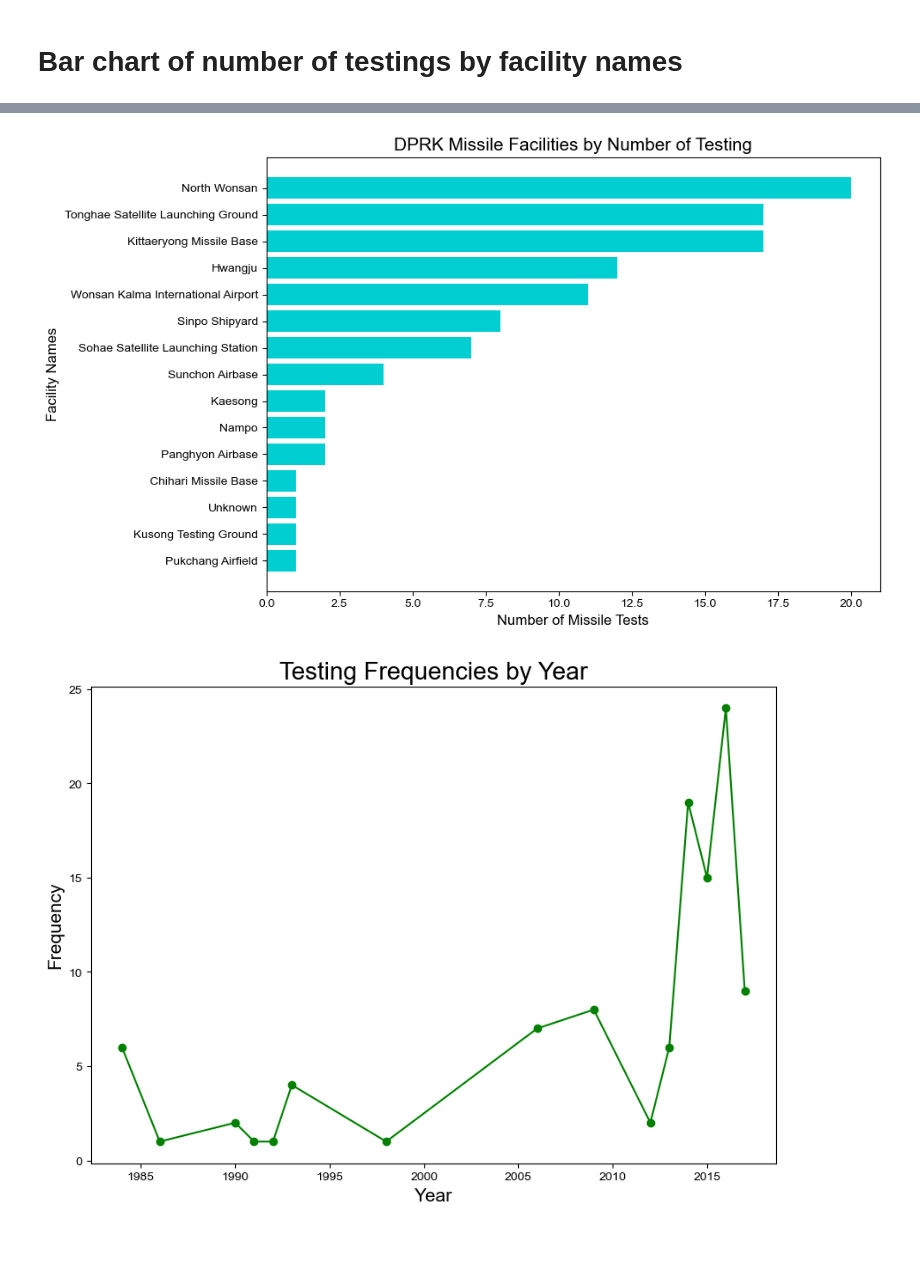
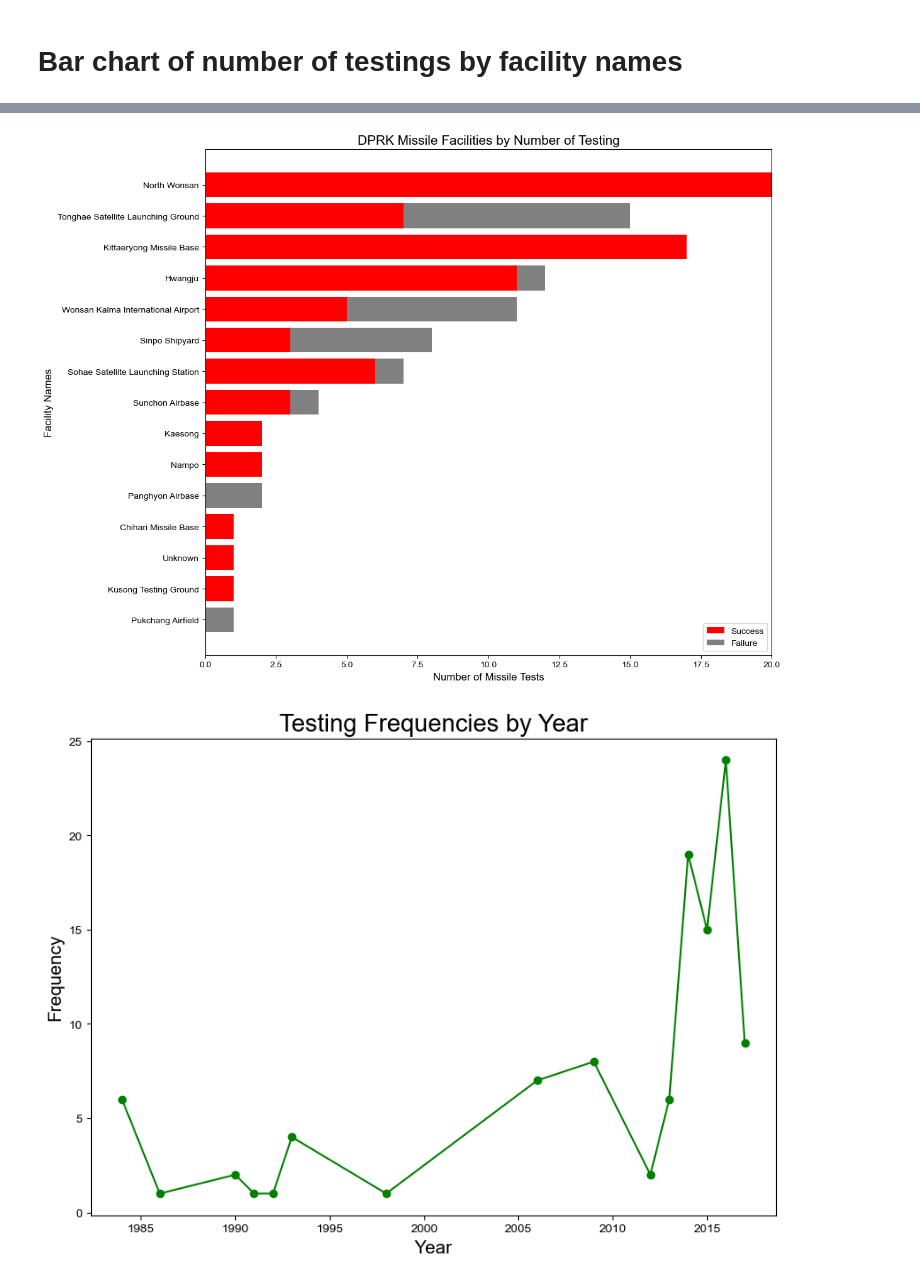
Before and after one commit to mesege1/dprk_missile_stats, a Jupyter notebook: legacy.ipynb, the cells around one changed output, grey strips where cells are left out. Saved outputs shown, nothing was run; the diff lists cells and outputs as text; code cells hidden in the pictures; blank space fills up the shorter version.

```diff
--- a/nk_missiles.ipynb
+++ b/legacy.ipynb
@@ -82,22 +151,37 @@ facility_frequencies.sum()
 # %%
+
 facility_frequencies = missile_stats['Facility Name'].value_counts()
+facility_success = missile_stats.groupby('Facility Name')['Success'].apply(lambda x: (x == 'Success').sum())
+facility_failure = missile_stats.groupby('Facility Name')['Success'].apply(lambda x: (x == 'Failure').sum())
 
-plt.figure(figsize=(10, 6))
+plt.figure(figsize=(12, 9))
 
 facility_names_reversed = facility_frequencies.index[::-1]
 facility_counts_reversed = facility_frequencies.values[::-1]
 
-plt.barh(facility_names_reversed, facility_counts_reversed, color ='#00CED1')
-# Adding labels and title
+success_color = 'red'  # Color for success
+failure_color = 'grey'  # Color for failure
+
+success_counts = facility_success.reindex(facility_names_reversed).values
+failure_counts = facility_failure.reindex(facility_names_reversed).values
+
+bar_positions = np.arange(len(facility_names_reversed))
+
+plt.barh(bar_positions, success_counts, color=success_color)
+plt.barh(bar_positions, failure_counts, left=success_counts, color=failure_color)
+
+plt.yticks(bar_positions, facility_names_reversed)
 plt.tick_params(axis='x', labelsize=10)
 plt.xlabel('Number of Missile Tests', size=12)
-plt.ylabel('Facility Names', size = 12)
-plt.title('DPRK Missile Facilities by Number of Testing', size = 15)
+plt.ylabel('Facility Names', size=12)
+plt.title('DPRK Missile Facilities by Number of Testing', size=15)
 plt.xticks(rotation=0)
+plt.legend(['Success', 'Failure'], loc='lower right')
+
 plt.tight_layout()
 plt.show()
 # %% [output]
-[figure, old version]
+[figure, new version]
 # %%
 plt.rcParams["font.family"] = "Arial"
 # %%
```
Also changed, not shown: parts of 6 cells of this notebook, 3 other files.
